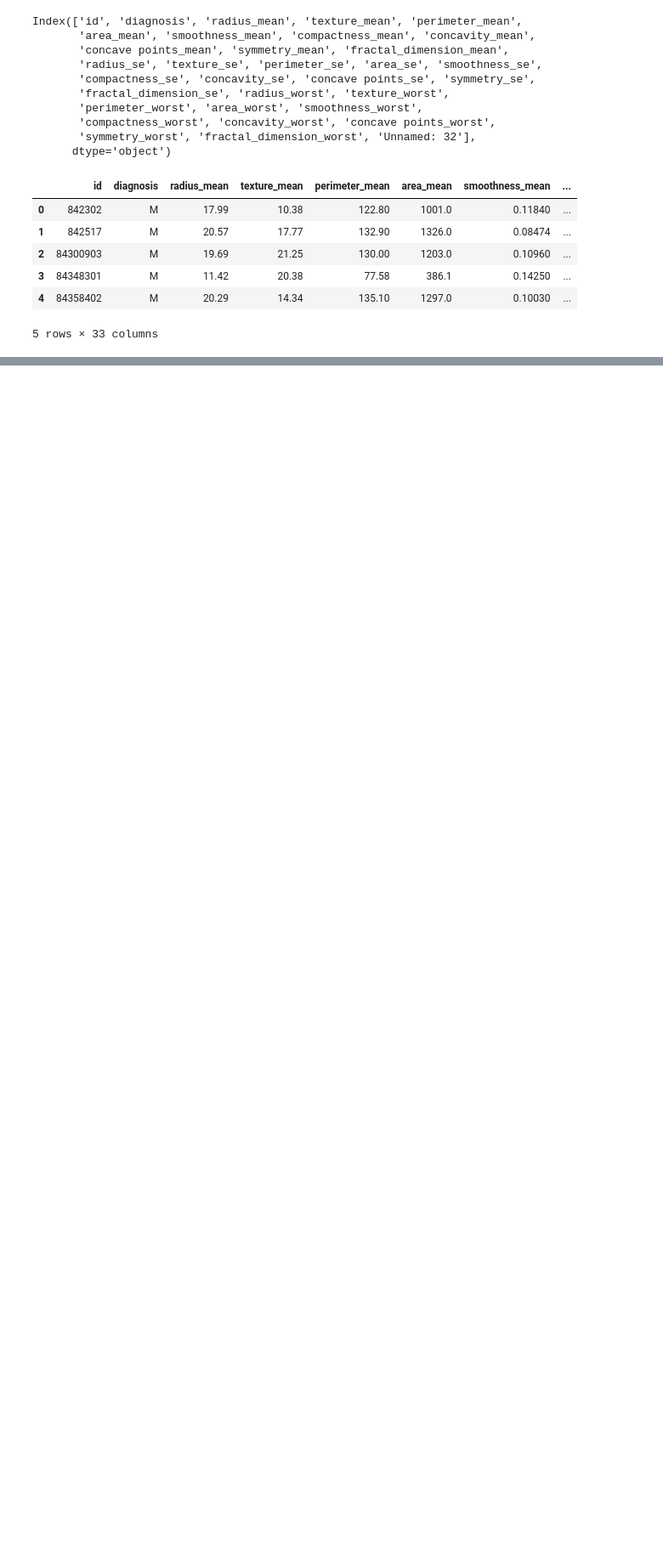
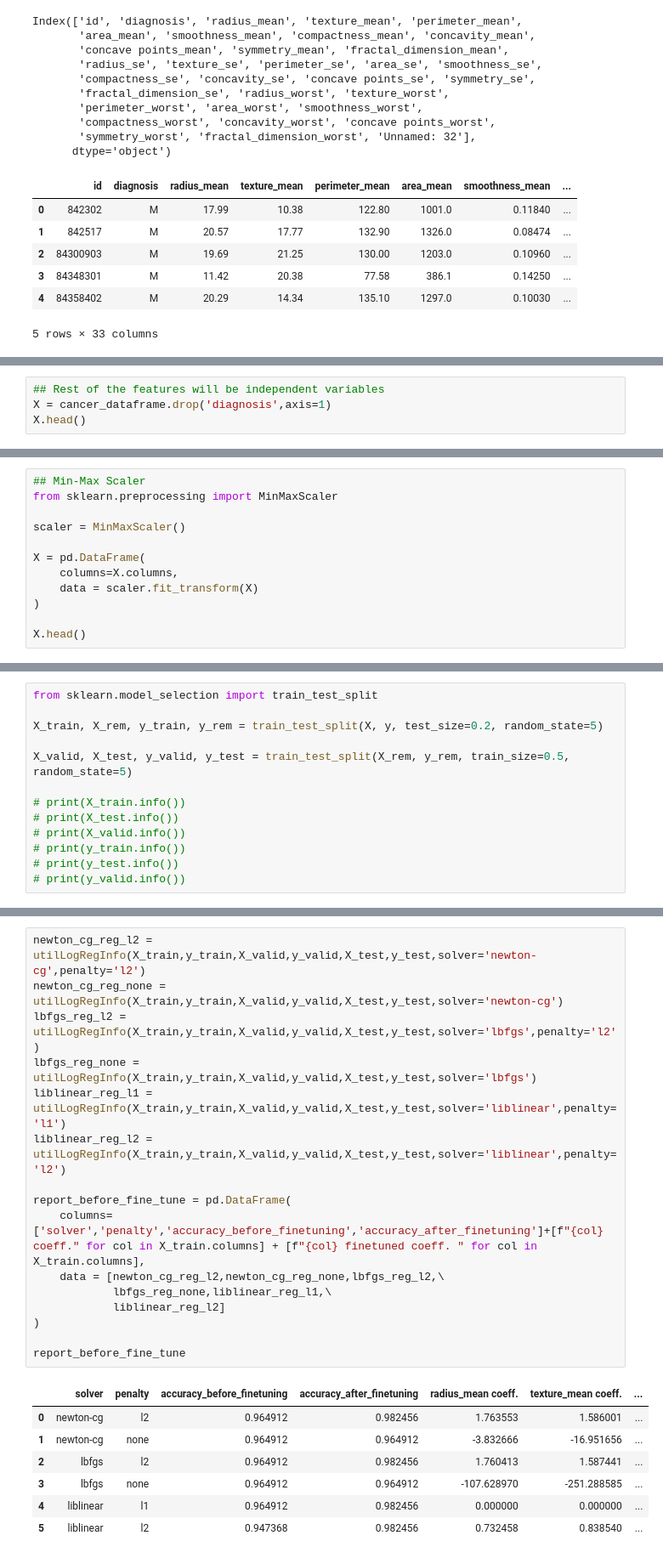
Before and after one commit to FardeenCODEIIEST/MachineLearningLab-CS-4172-, a Jupyter notebook: Assignment02/Assignment02.ipynb, the cells around one changed output, grey strips where cells are left out. Shown at 85% size. Cells and saved outputs as stored; diff of their text form; blank space fills up the shorter version.

```diff
--- a/Assignment02/Assignment02.ipynb
+++ b/Assignment02/Assignment02.ipynb
@@ -60,0 +112,4 @@ cancer_dataframe
+# %%
+## Rest of the features will be independent variables
+X = cancer_dataframe.drop('diagnosis',axis=1)
+X.head()
@@ -60,0 +126,12 @@ cancer_dataframe
+# %%
+## Min-Max Scaler
+from sklearn.preprocessing import MinMaxScaler
+
+scaler = MinMaxScaler()
+
+X = pd.DataFrame(
+    columns=X.columns,
+    data = scaler.fit_transform(X)
+)
+
+X.head()
@@ -60,0 +148,13 @@ cancer_dataframe
+# %%
+from sklearn.model_selection import train_test_split
+
+X_train, X_rem, y_train, y_rem = train_test_split(X, y, test_size=0.2, random_state=5)
+
+X_valid, X_test, y_valid, y_test = train_test_split(X_rem, y_rem, train_size=0.5, random_state=5)
+
+# print(X_train.info())
+# print(X_test.info())
+# print(X_valid.info())
+# print(y_train.info())
+# print(y_test.info())
+# print(y_valid.info())
@@ -60,0 +219,24 @@ cancer_dataframe
+# %%
+newton_cg_reg_l2 = utilLogRegInfo(X_train,y_train,X_valid,y_valid,X_test,y_test,solver='newton-cg',penalty='l2')
+newton_cg_reg_none = utilLogRegInfo(X_train,y_train,X_valid,y_valid,X_test,y_test,solver='newton-cg')
+lbfgs_reg_l2 = utilLogRegInfo(X_train,y_train,X_valid,y_valid,X_test,y_test,solver='lbfgs',penalty='l2')
+lbfgs_reg_none = utilLogRegInfo(X_train,y_train,X_valid,y_valid,X_test,y_test,solver='lbfgs')
+liblinear_reg_l1 = utilLogRegInfo(X_train,y_train,X_valid,y_valid,X_test,y_test,solver='liblinear',penalty='l1')
+liblinear_reg_l2 = utilLogRegInfo(X_train,y_train,X_valid,y_valid,X_test,y_test,solver='liblinear',penalty='l2')
+
+report_before_fine_tune = pd.DataFrame(
+    columns=['solver','penalty','accuracy_before_finetuning','accuracy_after_finetuning']+[f"{col} coeff." for col in X_train.columns] + [f"{col} finetuned coeff. " for col in X_train.columns],
+    data = [newton_cg_reg_l2,newton_cg_reg_none,lbfgs_reg_l2,\
+            lbfgs_reg_none,liblinear_reg_l1,\
+            liblinear_reg_l2]
+)
+
+report_before_fine_tune
+# %% [output]
+|  | solver | penalty | accuracy_before_finetuning | accuracy_after_finetuning | radius_mean coeff. | texture_mean coeff. | ... |
+| 0 | newton-cg | l2 | 0.964912 | 0.982456 | 1.763553 | 1.586001 | ... |
+| 1 | newton-cg | none | 0.964912 | 0.964912 | -3.832666 | -16.951656 | ... |
+| 2 | lbfgs | l2 | 0.964912 | 0.982456 | 1.760413 | 1.587441 | ... |
+| 3 | lbfgs | none | 0.964912 | 0.964912 | -107.628970 | -251.288585 | ... |
+| 4 | liblinear | l1 | 0.964912 | 0.982456 | 0.000000 | 0.000000 | ... |
+| 5 | liblinear | l2 | 0.947368 | 0.982456 | 0.732458 | 0.838540 | ... |
```
Also changed, not shown: parts of 14 cells of this notebook.
